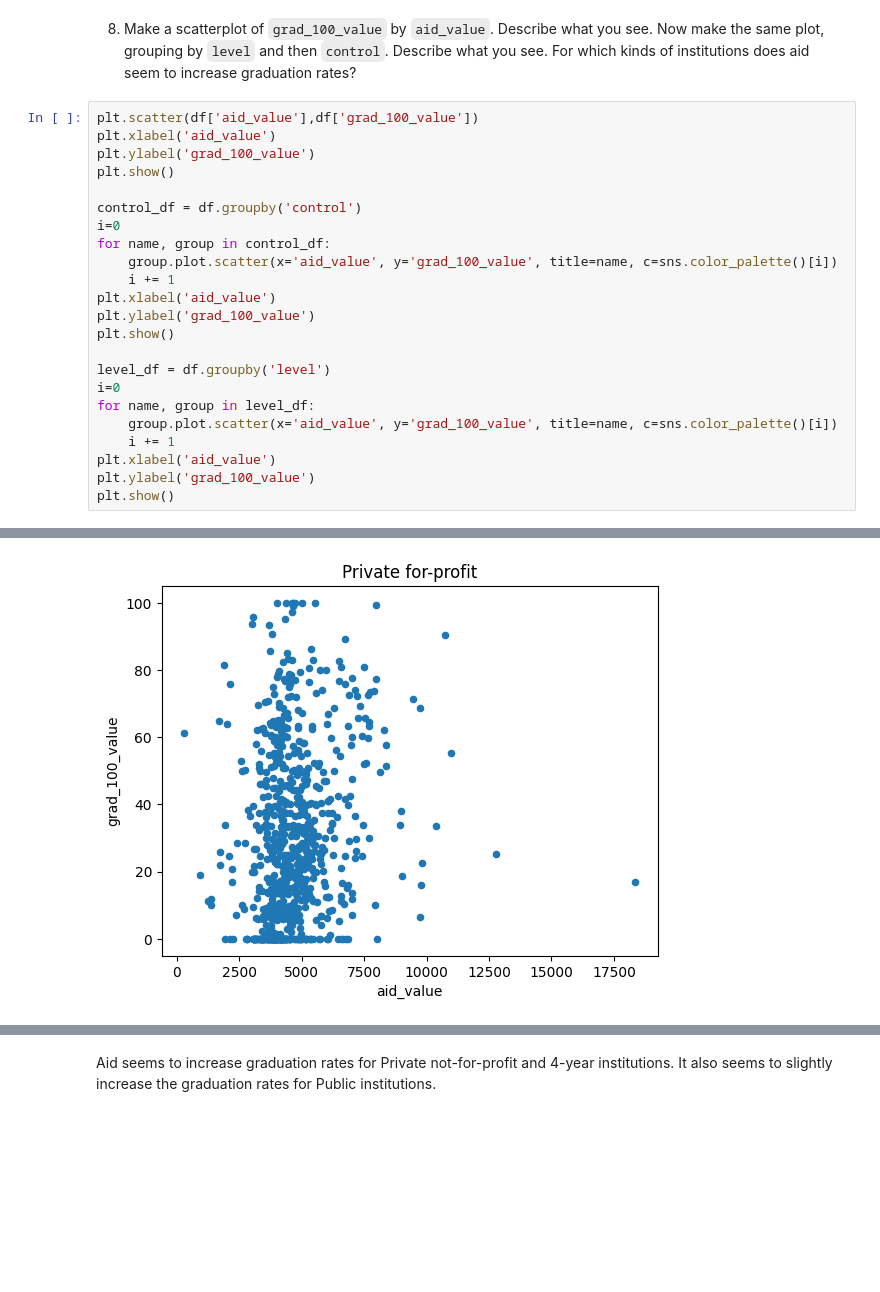
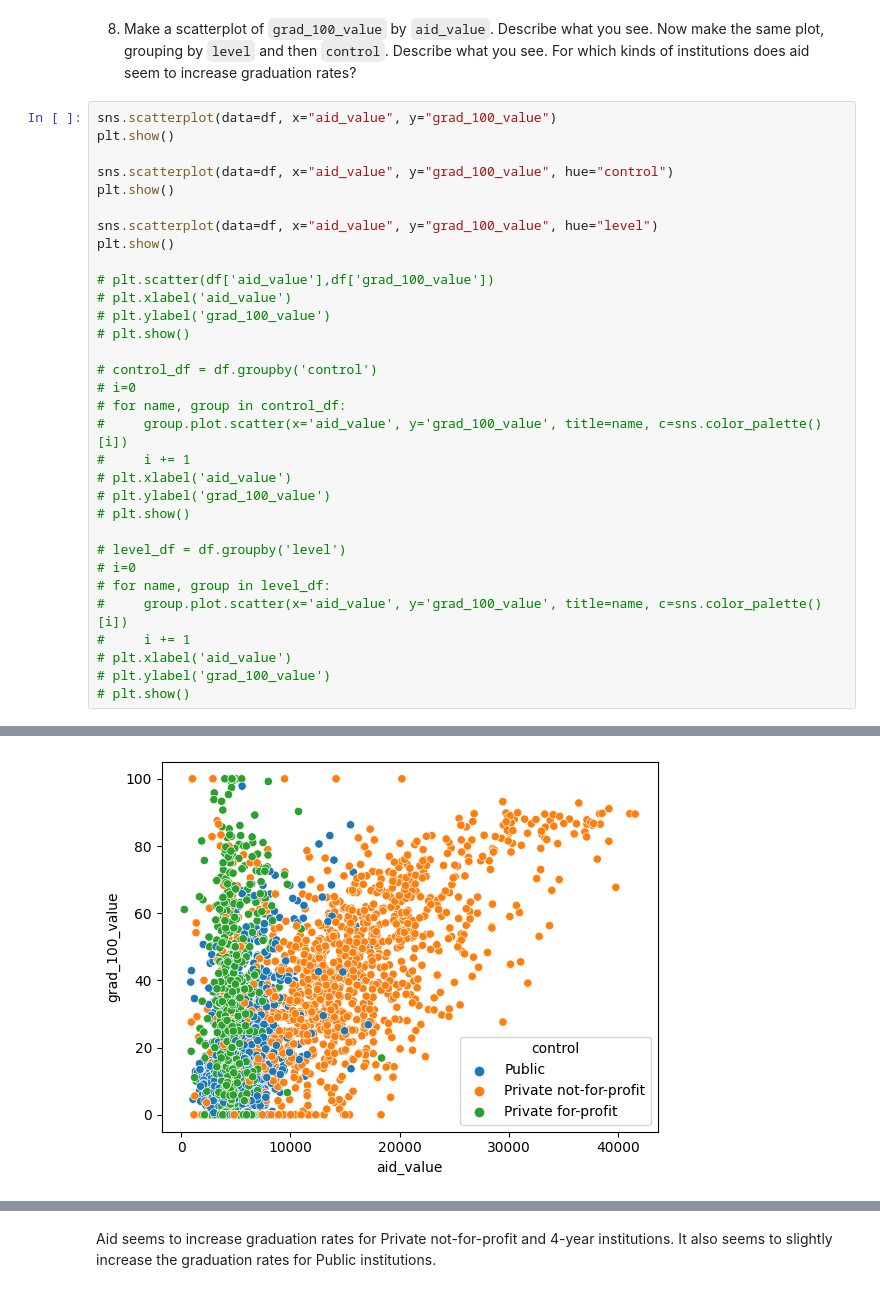
Before and after one commit to mattbeck1/DS3001assignment2, a Jupyter notebook: assignment2.ipynb, the cells around one changed output, grey strips where cells are left out. Cells and saved outputs as stored; diff of their text form; blank space fills up the shorter version.

```diff
--- a/assignment2.ipynb
+++ b/assignment2.ipynb
@@ -195,26 +330,35 @@ level_df[var].describe()
 # %% [markdown]
 8. Make a scatterplot of `grad_100_value` by `aid_value`. Describe what you see. Now make the same plot, grouping by `level` and then `control`. Describe what you see. For which kinds of institutions does aid seem to increase graduation rates?
 # %%
-plt.scatter(df['aid_value'],df['grad_100_value'])
-plt.xlabel('aid_value')
-plt.ylabel('grad_100_value')
+sns.scatterplot(data=df, x="aid_value", y="grad_100_value")
 plt.show()
 
-control_df = df.groupby('control')
-i=0
-for name, group in control_df:
-    group.plot.scatter(x='aid_value', y='grad_100_value', title=name, c=sns.color_palette()[i])
-    i += 1
-plt.xlabel('aid_value')
-plt.ylabel('grad_100_value')
+sns.scatterplot(data=df, x="aid_value", y="grad_100_value", hue="control")
 plt.show()
 
-level_df = df.groupby('level')
-i=0
-for name, group in level_df:
-    group.plot.scatter(x='aid_value', y='grad_100_value', title=name, c=sns.color_palette()[i])
-    i += 1
-plt.xlabel('aid_value')
-plt.ylabel('grad_100_value')
+sns.scatterplot(data=df, x="aid_value", y="grad_100_value", hue="level")
 plt.show()
+
+# plt.scatter(df['aid_value'],df['grad_100_value'])
+# plt.xlabel('aid_value')
+# plt.ylabel('grad_100_value')
+# plt.show()
+
+# control_df = df.groupby('control')
+# i=0
+# for name, group in control_df:
+#     group.plot.scatter(x='aid_value', y='grad_100_value', title=name, c=sns.color_palette()[i])
+#     i += 1
+# plt.xlabel('aid_value')
+# plt.ylabel('grad_100_value')
+# plt.show()
+
+# level_df = df.groupby('level')
+# i=0
+# for name, group in level_df:
+#     group.plot.scatter(x='aid_value', y='grad_100_value', title=name, c=sns.color_palette()[i])
+#     i += 1
+# plt.xlabel('aid_value')
+# plt.ylabel('grad_100_value')
+# plt.show()
 # %% [output]
@@ -222 +366 @@ plt.show()
-[figure, old version]
+[figure, new version]
```
Also changed, not shown: parts of 28 cells of this notebook.
